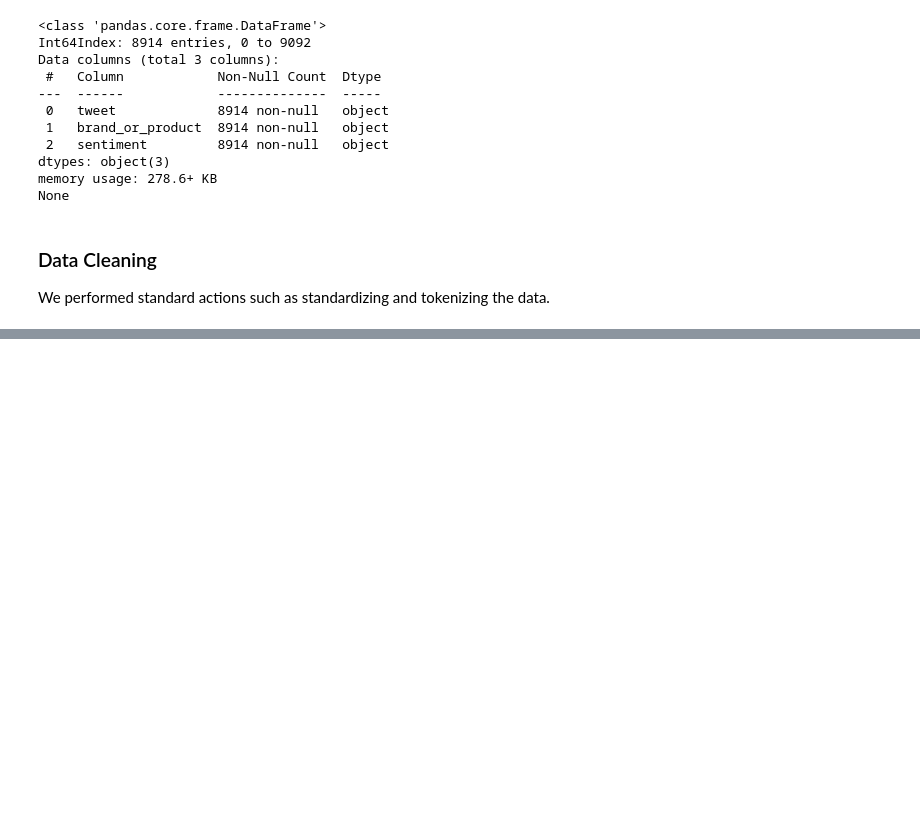
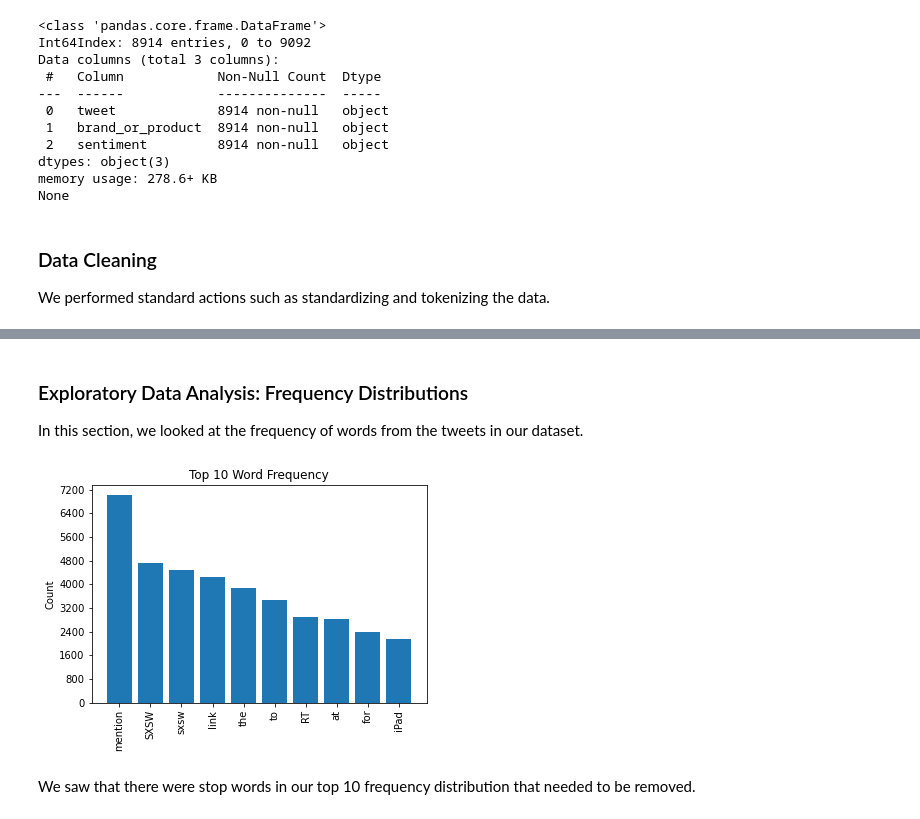
Before and after one commit to chrismiley87/tweet-project, a Jupyter notebook: notebook.ipynb, the cells around one changed output, grey strips where cells are left out. Cells and saved outputs as stored; diff of their text form; code cells hidden in the pictures; blank space fills up the shorter version.

```diff
--- a/notebook.ipynb
+++ b/notebook.ipynb
@@ -332,0 +342,9 @@ windows_sample
+# %%
+#create a tokenizer pattern to avoid unnecessary separate treatment of words
+basic_token_pattern = r"(?u)\b\w\w+\b"
+
+tokenizer = RegexpTokenizer(basic_token_pattern)
+
+tweets = df.loc[:5, "tweet"].tolist()  # Convert the slice to a list of strings
+tokenized_tweets = [tokenizer.tokenize(tweet) for tweet in tweets[:10]]  # Tokenize the first 10 tweets
+print(tokenized_tweets)
@@ -332,0 +355,5 @@ windows_sample
+# %%
+# Create new column with tokenized data
+df["tweet_tokenized"] = df["tweet"].apply(tokenizer.tokenize)
+# Display full text
+df.head().style.set_properties(**{'text-align': 'left'})
@@ -332,0 +367,32 @@ windows_sample
+# %% [markdown]
+### Exploratory Data Analysis: Frequency Distributions
+
+In this section, we looked at the frequency of words from the tweets in our dataset.
+# %%
+#write a function for visualizing the top 10 most frequent words
+def visualize_top_10(freq_dist, title):
+
+    # Extract data for plotting
+    top_10 = list(zip(*freq_dist.most_common(10)))
+    tokens = top_10[0]
+    counts = top_10[1]
+
+    # Set up plot and plot data
+    fig, ax = plt.subplots()
+    ax.bar(tokens, counts)
+
+    # Customize plot appearance
+    ax.set_title(title)
+    ax.set_ylabel("Count")
+    ax.yaxis.set_major_locator(MaxNLocator(integer=True))
+    ax.tick_params(axis="x", rotation=90)
+# %%
+# Create a frequency distribution for X_train
+df_freq_dist = FreqDist(df["tweet_tokenized"].explode())
+
+# Plot the top 10 tokens
+visualize_top_10(df_freq_dist, "Top 10 Word Frequency")
+# %% [output]
+[figure, added]
+# %% [markdown]
+We saw that there were stop words in our top 10 frequency distribution that needed to be removed.
```
Also changed, not shown: parts of 7 cells of this notebook.
